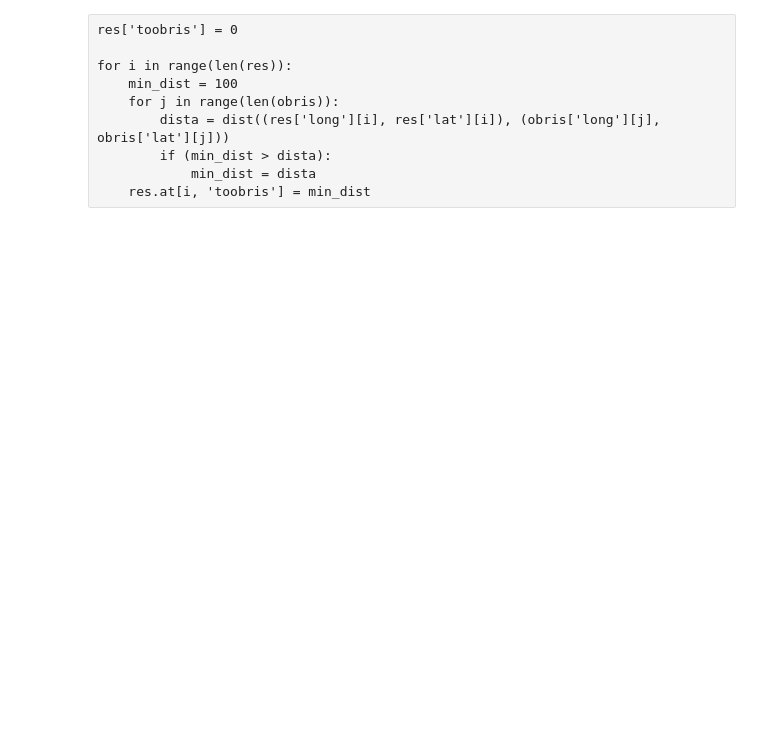
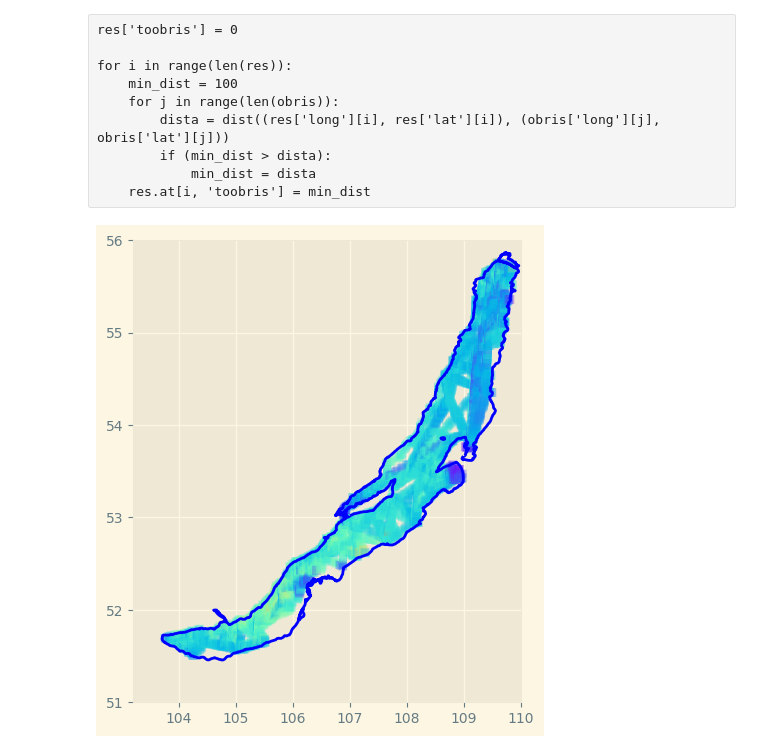
Before and after one commit to pestunov/BaikalDataHandler, a Jupyter notebook: AllSea.ipynb, the cells around one changed output. Cells and saved outputs as stored; diff of their text form; code cells hidden in the pictures; blank space fills up the shorter version.

Commit message:
concat all pelagic data

```diff
--- a/AllSea.ipynb
+++ b/AllSea.ipynb
@@ -41,3 +42,29 @@ df = pd.read_csv(srcData,
                  parse_dates=['DateTime'],
                  dayfirst=True
                  )
+# %%
+dfjun23 = pd.read_csv(f'{pwd}BaikalJun2023Sea.dat',
+                      header=0,
+                      # skip_blank_lines=True,
+                      skipinitialspace=True,
+                      na_values='--',
+                      skiprows=[1,2,3,4],
+                      sep='\t',
+                      decimal=',',
+                      # nrows=100000,
+                      parse_dates=['DateTime'],
+                      dayfirst=True,
+)
+# %%
+dfjun24 = pd.read_csv(f'{pwd}BaikalJun2024Sea.dat',
+                      header=0,
+                      # skip_blank_lines=True,
+                      skipinitialspace=True,
+                      na_values='--',
+                      skiprows=[1,2,3,4],
+                      sep='\t',
+                      decimal='.',
+                      # nrows=100000,
+                      parse_dates=['DateTime'],
+                      dayfirst=False,
+)
@@ -45,0 +99,3 @@ df.shape, df.columns
+# %%
+df = pd.concat([df, dfjun23, dfjun24])
+df.info()
@@ -145,6 +411,7 @@ for yr in range(2013, 2024):
 func_list = ['mean', 'std', 'count']
 
 cols_to_calc = {('cCH4Wtr', 'mean'): func_list,
+                ('cCO2Wtr', 'mean'): func_list,
                 ('depth', 'mean'): func_list,
                }
 res = res.groupby(['long', 'lat'], as_index=False).agg(cols_to_calc)
@@ -169,14 +452,16 @@ res.to_csv('all_methane.dat',
           )
 # %%
 %matplotlib inline
-valMax = res[('cCH4Wtr','mean')].max
+valMax = res[('cCO2Wtr','mean')].max
 
 fig, ax = plt.subplots()
-ax.set_xlim(106.2, 107.8)
-ax.set_ylim(52, 53)
+ax.set_xlim(103.2, 110)
+ax.set_ylim(51, 56)
 
 # wether this or those
-ax.scatter(res['long'], res['lat'], c=res[('cCH4Wtr', 'mean', 'mean')], s=40, marker='s', linewidth=0, cmap='rainbow', alpha=0.1)
+ax.scatter(res['long'], res['lat'], c=res[('cCO2Wtr', 'mean', 'mean')], s=40, marker='s', linewidth=0, cmap='rainbow', alpha=0.1)
 ax.plot(obris['long'], obris['lat'], 'b-')
 
 fig.savefig('gis.png')
+# %% [output]
+[figure, added]
```
Also changed, not shown: parts of 22 cells of this notebook.
